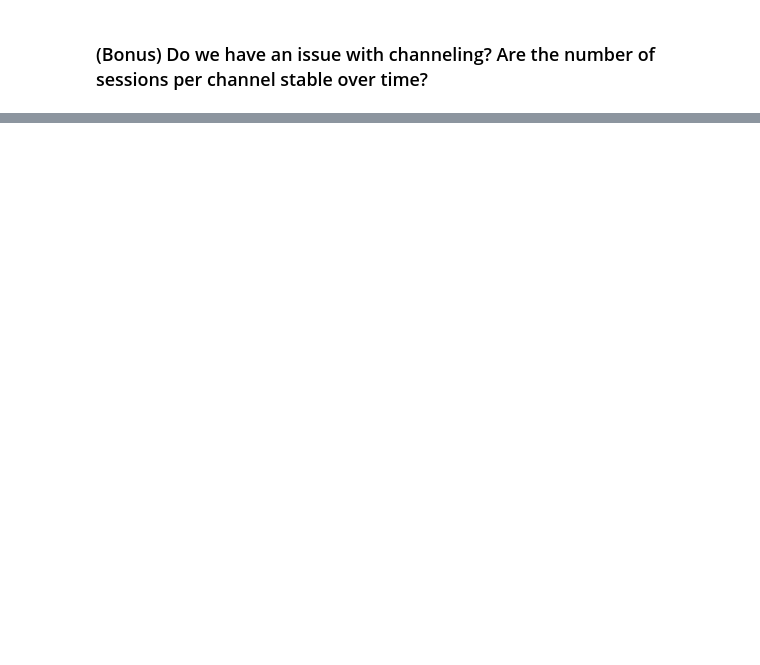
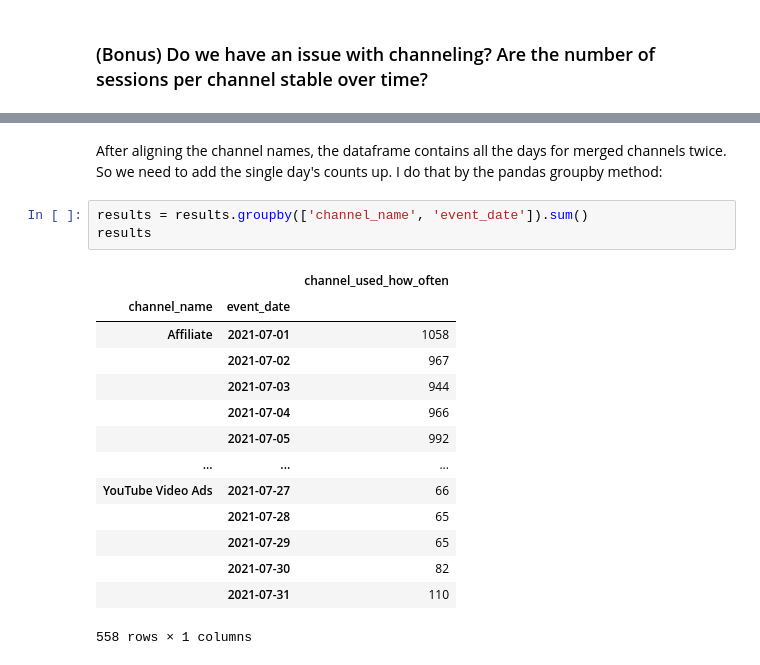
Before and after one commit to StefanieSenger/data_quality_challenge, a Jupyter notebook: Data_Quality_202108/report_data_quality.ipynb, the cells around one changed output, grey strips where cells are left out. Drawn from its saved outputs; the diff is of its cells as text; blank space fills up the shorter version.

```diff
--- a/Data_Quality_202108/report_data_quality.ipynb
+++ b/Data_Quality_202108/report_data_quality.ipynb
@@ -233,0 +321,20 @@ c.close()
+# %% [markdown]
+After aligning the channel names, the dataframe contains all the days for merged channels twice. So we need to add the single day's counts up. I do that by the pandas groupby method:
+# %%
+results = results.groupby(['channel_name', 'event_date']).sum()
+results
+# %% [output]
+|  |  | channel_used_how_often |
+| channel_name | event_date |  |
+| Affiliate | 2021-07-01 | 1058 |
+|  | 2021-07-02 | 967 |
+|  | 2021-07-03 | 944 |
+|  | 2021-07-04 | 966 |
+|  | 2021-07-05 | 992 |
+| ... | ... | ... |
+| YouTube Video Ads | 2021-07-27 | 66 |
+|  | 2021-07-28 | 65 |
+|  | 2021-07-29 | 65 |
+|  | 2021-07-30 | 82 |
+|  | 2021-07-31 | 110 |
+558 rows × 1 columns
```
Also changed, not shown: parts of 23 cells of this notebook.
